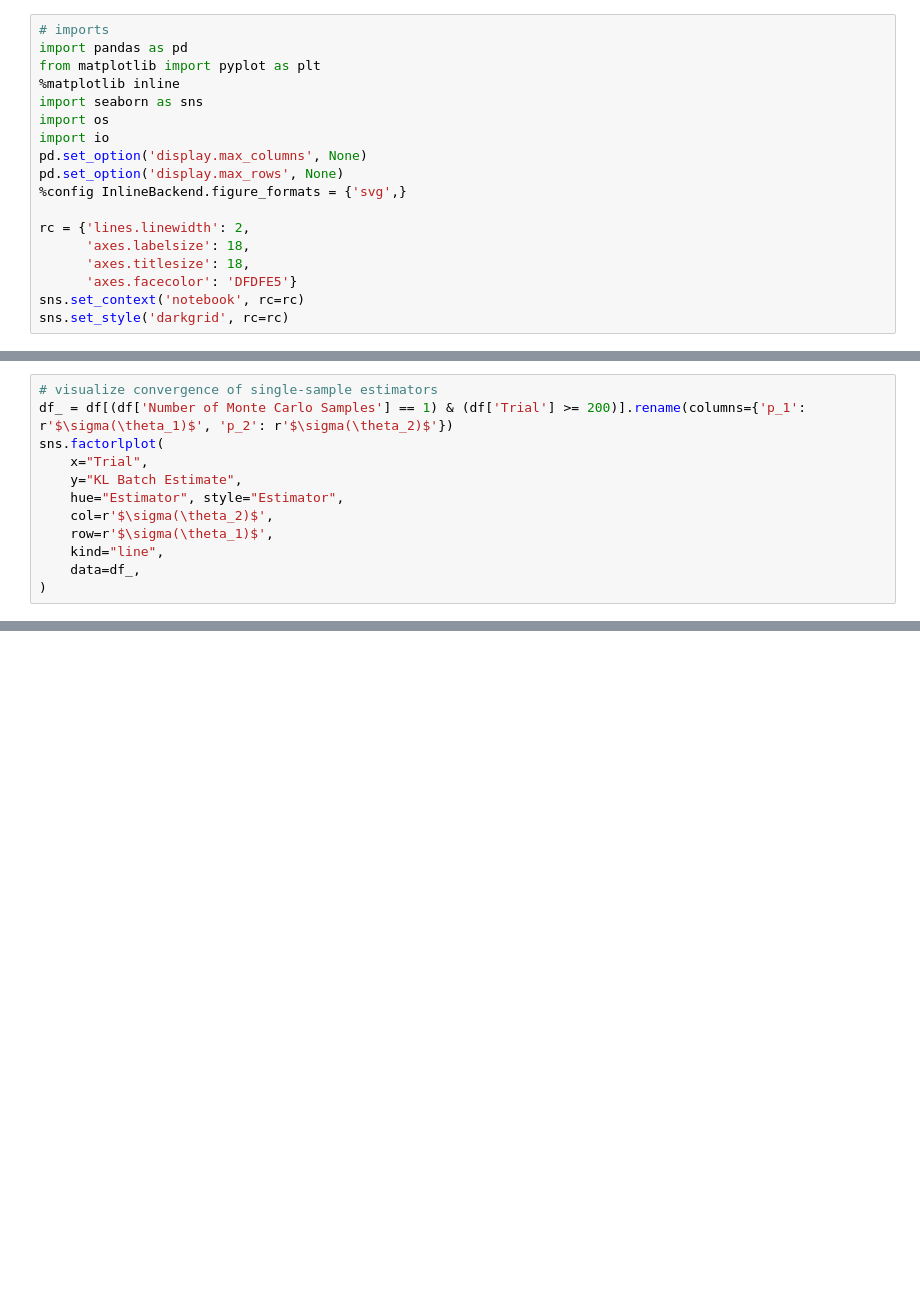
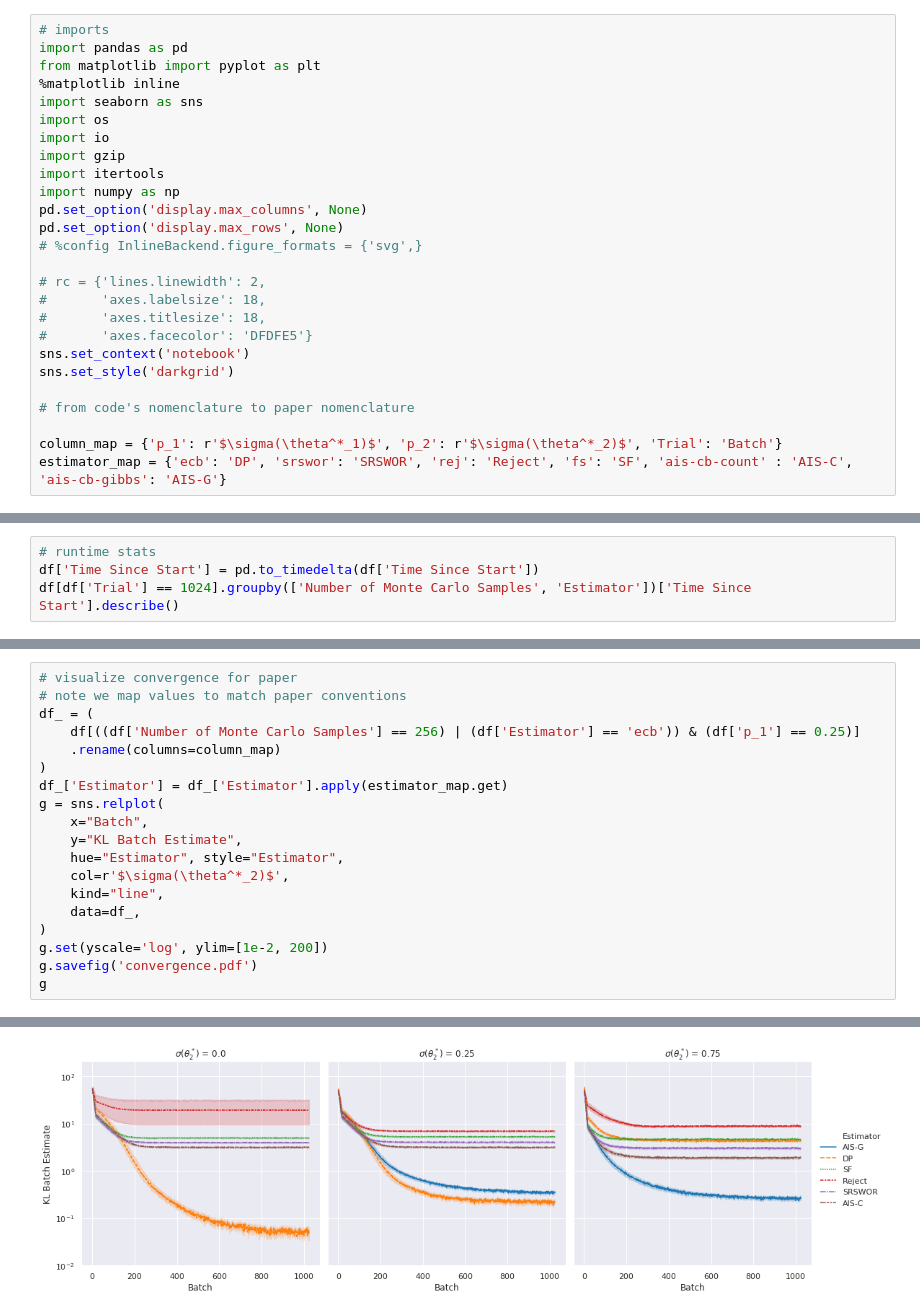
Before and after one commit to sdrobert/conditional-bernoulli, a Jupyter notebook: df_vis.ipynb, the cells around one changed output, grey strips where cells are left out. Cells and saved outputs as stored; diff of their text form; blank space fills up the shorter version.

```diff
--- a/df_vis.ipynb
+++ b/df_vis.ipynb
@@ -6,16 +6,24 @@ from matplotlib import pyplot as plt
 import seaborn as sns
 import os
 import io
+import gzip
+import itertools
+import numpy as np
 pd.set_option('display.max_columns', None)
 pd.set_option('display.max_rows', None)
-%config InlineBackend.figure_formats = {'svg',}
+# %config InlineBackend.figure_formats = {'svg',}
 
-rc = {'lines.linewidth': 2,
-      'axes.labelsize': 18,
-      'axes.titlesize': 18,
-      'axes.facecolor': 'DFDFE5'}
-sns.set_context('notebook', rc=rc)
-sns.set_style('darkgrid', rc=rc)
+# rc = {'lines.linewidth': 2,
+#       'axes.labelsize': 18,
+#       'axes.titlesize': 18,
+#       'axes.facecolor': 'DFDFE5'}
+sns.set_context('notebook')
+sns.set_style('darkgrid')
+
+# from code's nomenclature to paper nomenclature
+
+column_map = {'p_1': r'$\sigma(\theta^*_1)$', 'p_2': r'$\sigma(\theta^*_2)$', 'Trial': 'Batch'}
+estimator_map = {'ecb': 'DP', 'srswor': 'SRSWOR', 'rej': 'Reject', 'fs': 'SF', 'ais-cb-count' : 'AIS-C', 'ais-cb-gibbs': 'AIS-G'}
 # %%
 # read the csvs in the res/ directory
 csvs = os.listdir('res')
@@ -145,0 +155,4 @@ df[df['Trial'] == 1024].groupby(['Number of Monte Carlo Samples', 'Estimator', '
+# %%
+# runtime stats
+df['Time Since Start'] = pd.to_timedelta(df['Time Since Start'])
+df[df['Trial'] == 1024].groupby(['Number of Monte Carlo Samples', 'Estimator'])['Time Since Start'].describe()
@@ -146,14 +178,21 @@ df[df['Trial'] == 1024].groupby(['Number of Monte Carlo Samples', 'Estimator', '
 # %%
-# visualize convergence of single-sample estimators
-df_ = df[(df['Number of Monte Carlo Samples'] == 1) & (df['Trial'] >= 200)].rename(columns={'p_1': r'$\sigma(\theta_1)$', 'p_2': r'$\sigma(\theta_2)$'})
-sns.factorlplot(
-    x="Trial",
+# visualize convergence for paper
+# note we map values to match paper conventions
+df_ = (
+    df[((df['Number of Monte Carlo Samples'] == 256) | (df['Estimator'] == 'ecb')) & (df['p_1'] == 0.25)]
+    .rename(columns=column_map)
+)
+df_['Estimator'] = df_['Estimator'].apply(estimator_map.get)
+g = sns.relplot(
+    x="Batch",
     y="KL Batch Estimate",
     hue="Estimator", style="Estimator",
-    col=r'$\sigma(\theta_2)$',
-    row=r'$\sigma(\theta_1)$',
+    col=r'$\sigma(\theta^*_2)$',
     kind="line",
     data=df_,
 )
+g.set(yscale='log', ylim=[1e-2, 200])
+g.savefig('convergence.pdf')
+g
 # %% [output]
 <seaborn.axisgrid.FacetGrid at 0x...>
@@ -160,0 +199 @@ sns.factorlplot(
+[figure, added]
```
Also changed, not shown: parts of 11 cells of this notebook, 5 other files.
